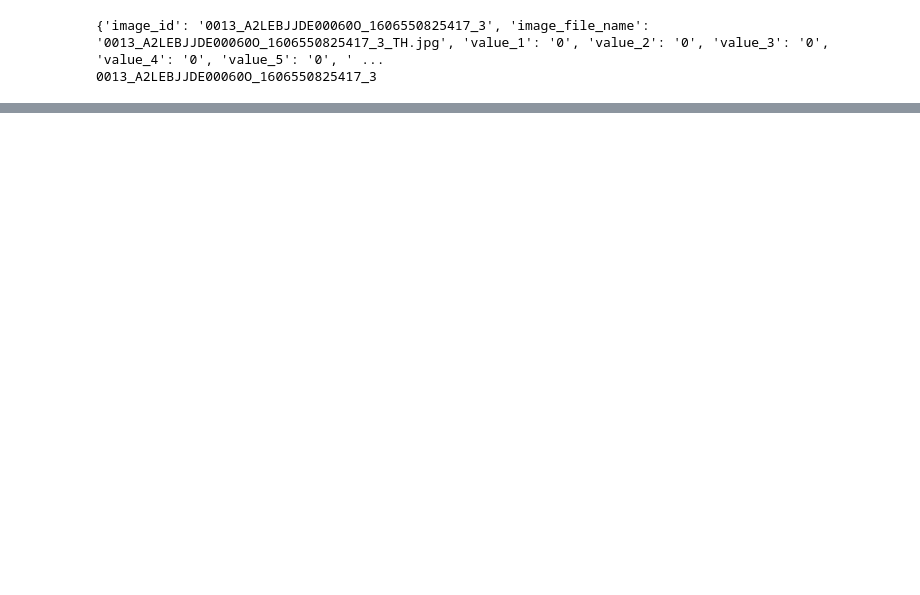
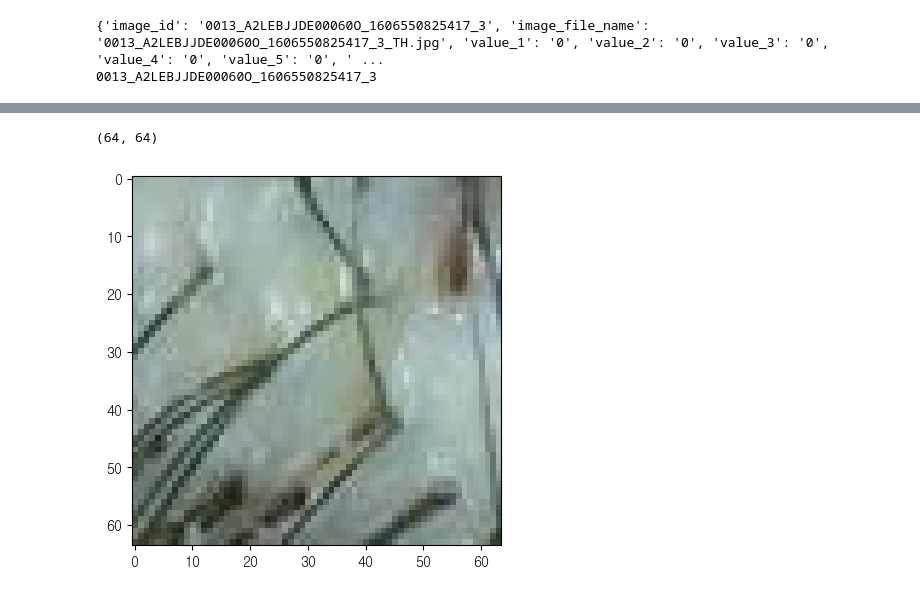
Before and after one commit to rainsky3840/Bootcamp_project, a Jupyter notebook: 김정환/p4_main.ipynb, the cells around one changed output, grey strips where cells are left out. Drawn from its saved outputs; the diff is of its cells as text; code cells hidden in the pictures; blank space fills up the shorter version.

```diff
--- a/김정환/p4_main.ipynb
+++ b/김정환/p4_main.ipynb
@@ -104,0 +136,32 @@ plt.show()
+# %%
+#이미지 리사이징
+
+save_dir='./유형별 두피 이미지/Training/Images_edit'
+
+# for img_file in glob.glob('./유형별 두피 이미지/Training/Images/*'+'/*.*'):
+for img_file in tqdm(img_names):
+
+    # print(img_file)
+
+    if not os.path.isdir(img_file[:-44]):   #폴더 경로가 없을 경우
+        print('Saving directory:',img_file) #폴더 추가
+        os.mkdir(img_file)
+
+    img_ori = Image.open(img_file)
+    # img_resize = img_ori.resize((int(img_ori.width / 2), int(img_ori.height / 2)))
+    img_resize = img_ori.resize((64, 64))
+    # print(img_resize.size)
+
+    if not os.path.exists(save_dir):
+        print('Saving directory:', save_dir)
+        os.mkdir(save_dir)
+
+    img_resize.save(save_dir + '/' + img_file[29:-4] + '_edit.jpg', 'JPEG')
+
+test_img = Image.open(save_dir + '/원천_탈모_0.양호/0013_A2LEBJJDE00060O_1606550825417_3_TH_edit.jpg')
+print(test_img.size)
+plt.imshow(test_img)
+plt.show()   #width, height
+# %% [output]
+(64, 64)
+[figure, added]
```
Also changed, not shown: parts of 16 cells of this notebook.
